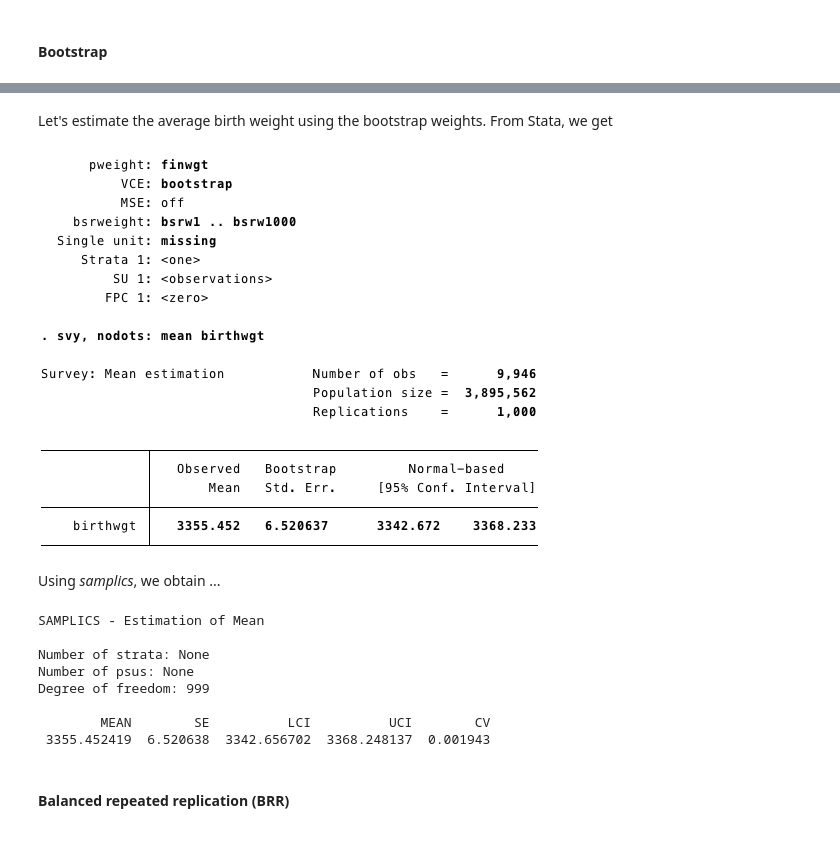
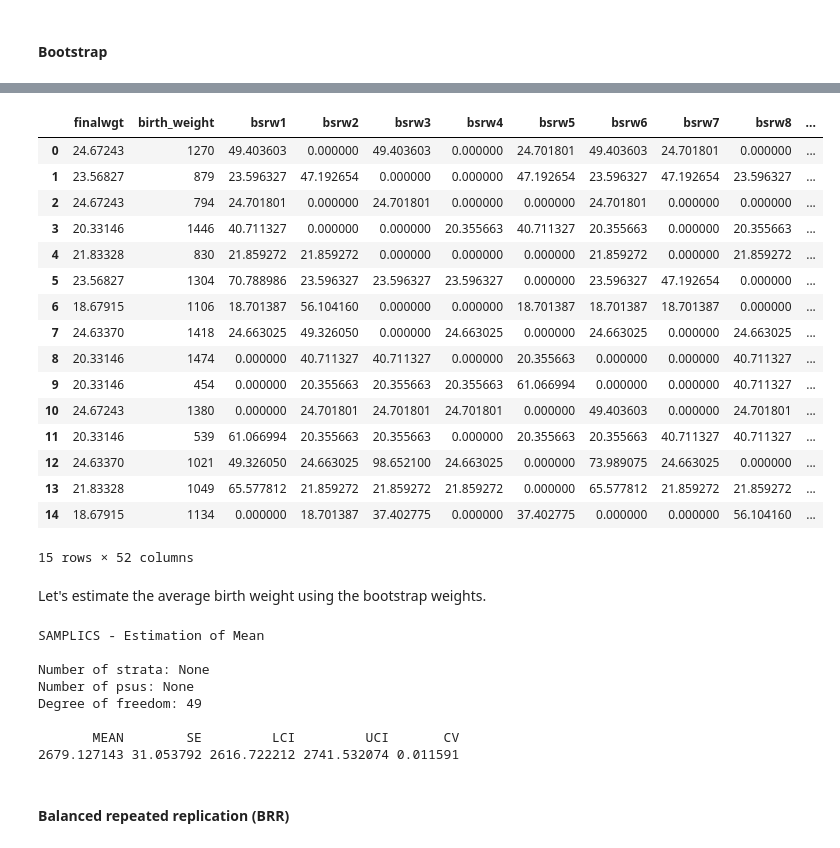
Before and after one commit to samplics-org/samplics, a Jupyter notebook: docs/source/tutorial/estimation.ipynb, the cells around one changed output, grey strips where cells are left out. Cells and saved outputs as stored; diff of their text form; code cells hidden in the pictures.

```diff
--- a/docs/source/tutorial/estimation.ipynb
+++ b/docs/source/tutorial/estimation.ipynb
@@ -122,19 +114,38 @@ nmihs_bs.describe()
+# %%
+# Load NMIHS sample data
+nmihs_cls = Nmihs()
+nmihs_cls.load_data()
+nmihs = nmihs_cls.data
+
+nmihs.head(15)
+# %% [output]
+|  | finalwgt | birth_weight | bsrw1 | bsrw2 | bsrw3 | bsrw4 | bsrw5 | bsrw6 | bsrw7 | bsrw8 | ... |
+| 0 | 24.67243 | 1270 | 49.403603 | 0.000000 | 49.403603 | 0.000000 | 24.701801 | 49.403603 | 24.701801 | 0.000000 | ... |
+| 1 | 23.56827 | 879 | 23.596327 | 47.192654 | 0.000000 | 0.000000 | 47.192654 | 23.596327 | 47.192654 | 23.596327 | ... |
+| 2 | 24.67243 | 794 | 24.701801 | 0.000000 | 24.701801 | 0.000000 | 0.000000 | 24.701801 | 0.000000 | 0.000000 | ... |
+| 3 | 20.33146 | 1446 | 40.711327 | 0.000000 | 0.000000 | 20.355663 | 40.711327 | 20.355663 | 0.000000 | 20.355663 | ... |
+| 4 | 21.83328 | 830 | 21.859272 | 21.859272 | 0.000000 | 0.000000 | 0.000000 | 21.859272 | 0.000000 | 21.859272 | ... |
+| 5 | 23.56827 | 1304 | 70.788986 | 23.596327 | 23.596327 | 23.596327 | 0.000000 | 23.596327 | 47.192654 | 0.000000 | ... |
+| 6 | 18.67915 | 1106 | 18.701387 | 56.104160 | 0.000000 | 0.000000 | 18.701387 | 18.701387 | 18.701387 | 0.000000 | ... |
+| 7 | 24.63370 | 1418 | 24.663025 | 49.326050 | 0.000000 | 24.663025 | 0.000000 | 24.663025 | 0.000000 | 24.663025 | ... |
+| 8 | 20.33146 | 1474 | 0.000000 | 40.711327 | 40.711327 | 0.000000 | 20.355663 | 0.000000 | 0.000000 | 40.711327 | ... |
+| 9 | 20.33146 | 454 | 0.000000 | 20.355663 | 20.355663 | 20.355663 | 61.066994 | 0.000000 | 0.000000 | 40.711327 | ... |
+| 10 | 24.67243 | 1380 | 0.000000 | 24.701801 | 24.701801 | 24.701801 | 0.000000 | 49.403603 | 0.000000 | 24.701801 | ... |
+| 11 | 20.33146 | 539 | 61.066994 | 20.355663 | 20.355663 | 0.000000 | 20.355663 | 20.355663 | 40.711327 | 40.711327 | ... |
+| 12 | 24.63370 | 1021 | 49.326050 | 24.663025 | 98.652100 | 24.663025 | 0.000000 | 73.989075 | 24.663025 | 0.000000 | ... |
+| 13 | 21.83328 | 1049 | 65.577812 | 21.859272 | 21.859272 | 21.859272 | 0.000000 | 65.577812 | 21.859272 | 21.859272 | ... |
+| 14 | 18.67915 | 1134 | 0.000000 | 18.701387 | 37.402775 | 0.000000 | 37.402775 | 0.000000 | 0.000000 | 56.104160 | ... |
+15 rows × 52 columns
 # %% [markdown]
 
-Let's estimate the average birth weight using the bootstrap weights. From Stata, we get
+Let's estimate the average birth weight using the bootstrap weights.
-# %%
-Image(filename="mean_birthwgt_bs.png")
-# %% [output]
-[figure, removed]
-# %% [markdown]
-Using *samplics*, we obtain ...
 # %%
-# rep_wgt_boot = nmihsboot.loc[:, "bsrw1":"bsrw1000"]
+# rep_wgt_boot = nmihsboot.loc[:, "bsrw1":"bsrw50"]
 
 birthwgt = ReplicateEstimator("bootstrap", "mean").estimate(
-    y=nmihs_bs["birthwgt"],
-    samp_weight=nmihs_bs["finwgt"],
-    rep_weights=nmihs_bs.loc[:, "bsrw1":"bsrw1000"],
+    y=nmihs["birth_weight"],
+    samp_weight=nmihs["finalwgt"],
+    rep_weights=nmihs.loc[:, "bsrw1":"bsrw50"],
     remove_nan=True,
 )
 
@@ -144,9 +155,9 @@ SAMPLICS - Estimation of Mean
 
 Number of strata: None
 Number of psus: None
-Degree of freedom: 999
+Degree of freedom: 49
 
-        MEAN        SE          LCI          UCI        CV
- 3355.452419  6.520638  3342.656702  3368.248137  0.001943
+       MEAN        SE         LCI         UCI       CV
+2679.127143 31.053792 2616.722212 2741.532074 0.011591
 # %% [markdown]
 #### Balanced repeated replication (BRR)  <a name="section22"></a>
```
Also changed, not shown: parts of 15 cells of this notebook, 15 other files.
